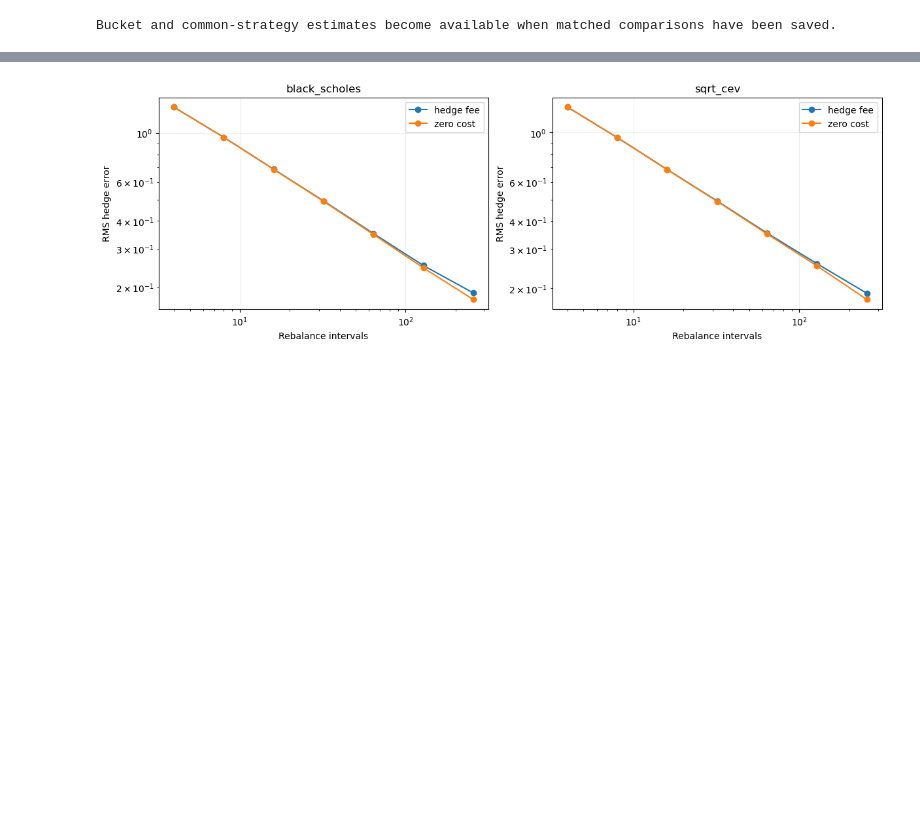
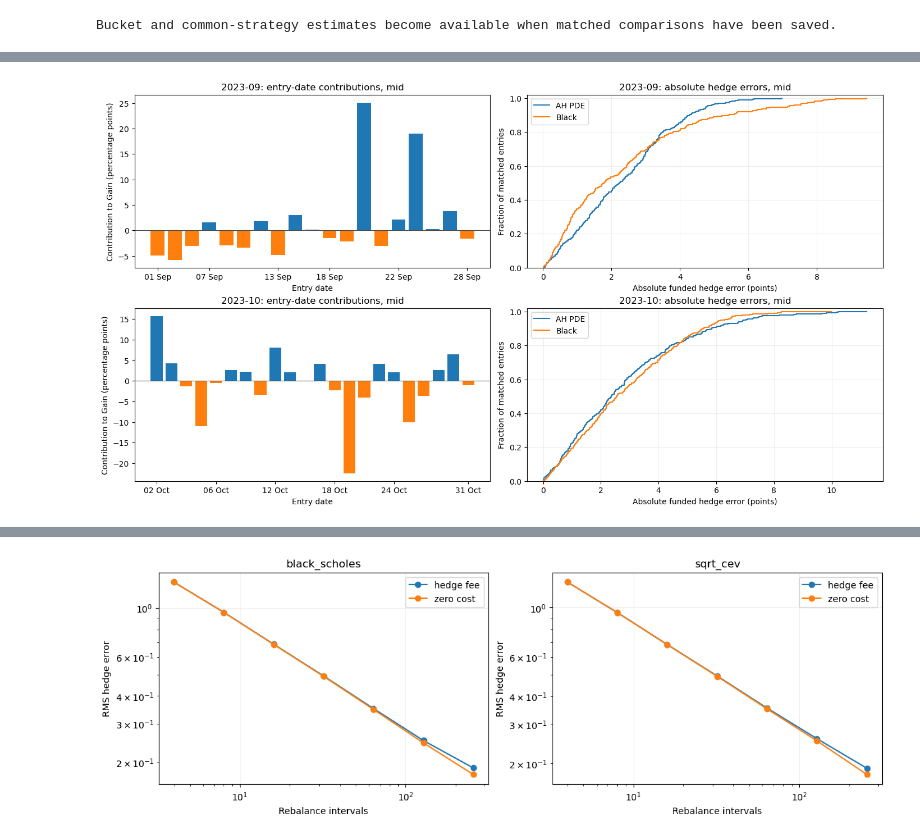
Before and after one commit to KVInator/local-vol-spx, a Jupyter notebook: notebooks/research.ipynb, the cells around one changed output, grey strips where cells are left out. Saved outputs shown, nothing was run; the diff lists cells and outputs as text; code cells hidden in the pictures; blank space fills up the shorter version.

```diff
--- a/notebooks/research.ipynb
+++ b/notebooks/research.ipynb
@@ -391,10 +438,81 @@ results. The reader checks the linked quote, carry, calibration and hedge files.
 # %%
-if pilot:
-    display(pilot.frames["model_manifest"])
-    display(pilot.frames["paired_results"])
-    display(pilot.frames["coverage"])
-    display(pilot.frames["validation_coverage"])
-    display(pilot.frames["validation_sensitivity"])
+pilot_summary = []
+pilot_coverage = []
+pilot_validation = []
+pilot_selected = {}
+for month, saved in pilots.items():
+    pairs = saved.frames["paired_results"]
+    require(pairs, ["scenario", "entry_id", "quote_date", "ah_net_pnl", "black_net_pnl"],
+            f"{month} paired results", ["scenario", "entry_id"])
+    if not np.isfinite(pairs[["ah_net_pnl", "black_net_pnl"]].to_numpy()).all():
+        raise ValueError(f"Nonfinite paired hedge errors in {month}.")
+    for scenario, group in pairs.groupby("scenario", sort=True):
+        ah = group.ah_net_pnl.to_numpy()
+        black = group.black_net_pnl.to_numpy()
+        black_sse = black @ black
+        pilot_summary.append({
+            "Month": month, "Scenario": scenario, "Comparisons": len(group),
+            "Entry dates": group.quote_date.nunique(),
+            "AH RMS": np.sqrt(np.mean(ah**2)),
+            "Black RMS": np.sqrt(np.mean(black**2)),
+            "Gain (%)": 100 * (1 - (ah @ ah) / black_sse) if black_sse > 0 else np.nan,
+            "MAE improvement": np.mean(abs(black)) - np.mean(abs(ah)),
+        })
+    current = pairs.loc[pairs.scenario.eq(SCENARIO)].copy()
+    if not current.empty:
+        pilot_selected[month] = current
+    coverage = saved.frames["coverage"]
+    for status, group in coverage.loc[coverage.scenario.eq(SCENARIO)].groupby("status", sort=True):
+        pilot_coverage.append({"Month": month, "Status": status, "Paths": len(group)})
+    compared = coverage.loc[coverage.scenario.eq(SCENARIO) & coverage.status.eq("compared")]
+    if set(compared.entry_id) != set(current.entry_id):
+        raise ValueError(f"Paired results and compared coverage disagree in {month}.")
+    validation = saved.frames["validation_coverage"]
+    manifest = saved.frames["model_manifest"]
+    pilot_validation.append({
+        "Month": month, "Fitted models": int(manifest.status.eq("fitted").sum()),
+        "Other model records": int(manifest.status.ne("fitted").sum()),
+        "Validation dates requested": int(validation.requested.sum()),
+        "Diagnostic dates loaded": int(validation.diagnostics_loaded.sum()),
+    })
+    saved.verify_unchanged()
+
+if pilot_summary:
+    pilot_summary = pd.DataFrame(pilot_summary)
+    display(pilot_summary.round(4).fillna("n/a"))
+    display(Markdown(f"**Coverage for {SCENARIO}**"))
+    display(pd.DataFrame(pilot_coverage))
+    display(Markdown("**Calibration and numerical-validation scope**"))
+    display(pd.DataFrame(pilot_validation))
+    print("Loaded diagnostic dates describe the sampled validation scope, not independent verification of every entry Greek.")
 else:
-    print("Monthly pilot results are not linked. Set PILOT_INDEX to their saved run_index.json; no pilot rerun is needed.")
+    print("No completed monthly comparisons were found. Check PILOT_INDEXES in the loading cell.")
+
+if pilot_selected:
+    fig, axes = plt.subplots(len(pilot_selected), 2, figsize=(14, 3.8 * len(pilot_selected)), squeeze=False, layout="constrained")
+    for row, (month, pairs) in enumerate(pilot_selected.items()):
+        daily = pairs.assign(
+            ah_sse=pairs.ah_net_pnl**2, black_sse=pairs.black_net_pnl**2,
+        ).groupby("quote_date")[["ah_sse", "black_sse"]].sum()
+        denominator = daily.black_sse.sum()
+        ax = axes[row, 0]
+        if denominator > 0:
+            contributions = 100 * (daily.black_sse - daily.ah_sse) / denominator
+            positions = np.arange(len(daily))
+            ax.bar(positions, contributions, color=np.where(contributions >= 0, "tab:blue", "tab:orange"))
+            ticks = np.unique(np.linspace(0, len(daily) - 1, min(6, len(daily)), dtype=int))
+            ax.set_xticks(ticks, pd.to_datetime(daily.index[ticks]).strftime("%d %b"))
+            ax.axhline(0, color="0.3", linewidth=0.8)
+        else:
+            ax.text(0.5, 0.5, "Gain is undefined: Black SSE is zero", ha="center", transform=ax.transAxes)
+        ax.set(title=f"{month}: entry-date contributions, {SCENARIO}", xlabel="Entry date", ylabel="Contribution to Gain (percentage points)")
+        ax = axes[row, 1]
+        for column, label, color in [("ah_net_pnl", "AH PDE", "tab:blue"), ("black_net_pnl", "Black", "tab:orange")]:
+            errors = np.sort(abs(pairs[column].to_numpy()))
+            ax.step(errors, np.arange(1, len(errors) + 1) / len(errors), where="post", label=label, color=color)
+        ax.set(title=f"{month}: absolute hedge errors, {SCENARIO}", xlabel="Absolute funded hedge error (points)", ylabel="Fraction of matched entries", ylim=(0, 1.02))
+        ax.legend()
+        ax.grid(alpha=0.2)
+    display(fig)
+    plt.close(fig)
 # %% [output]
@@ -401,0 +536 @@ Monthly pilot results are not linked. Set PILOT_INDEX to their saved run_index.j
+[figure, added]
```
Also changed, not shown: parts of 12 cells of this notebook, 1 other file.
